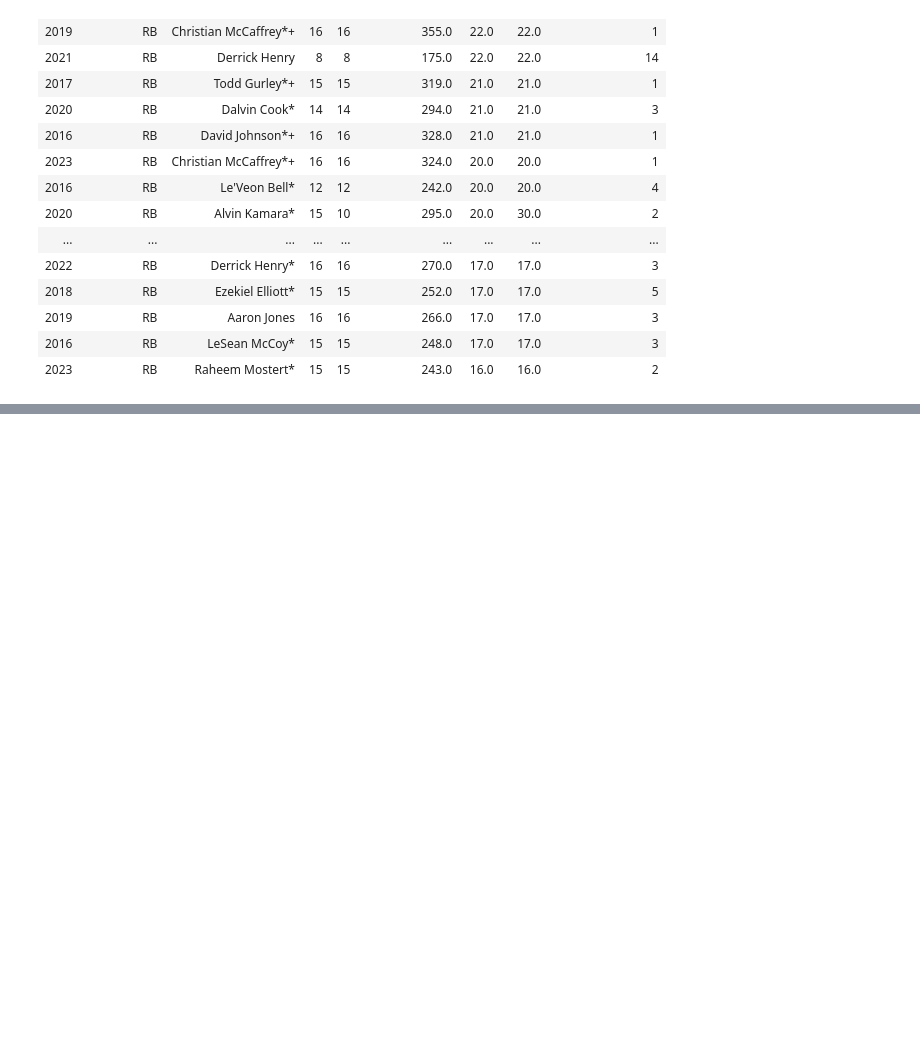
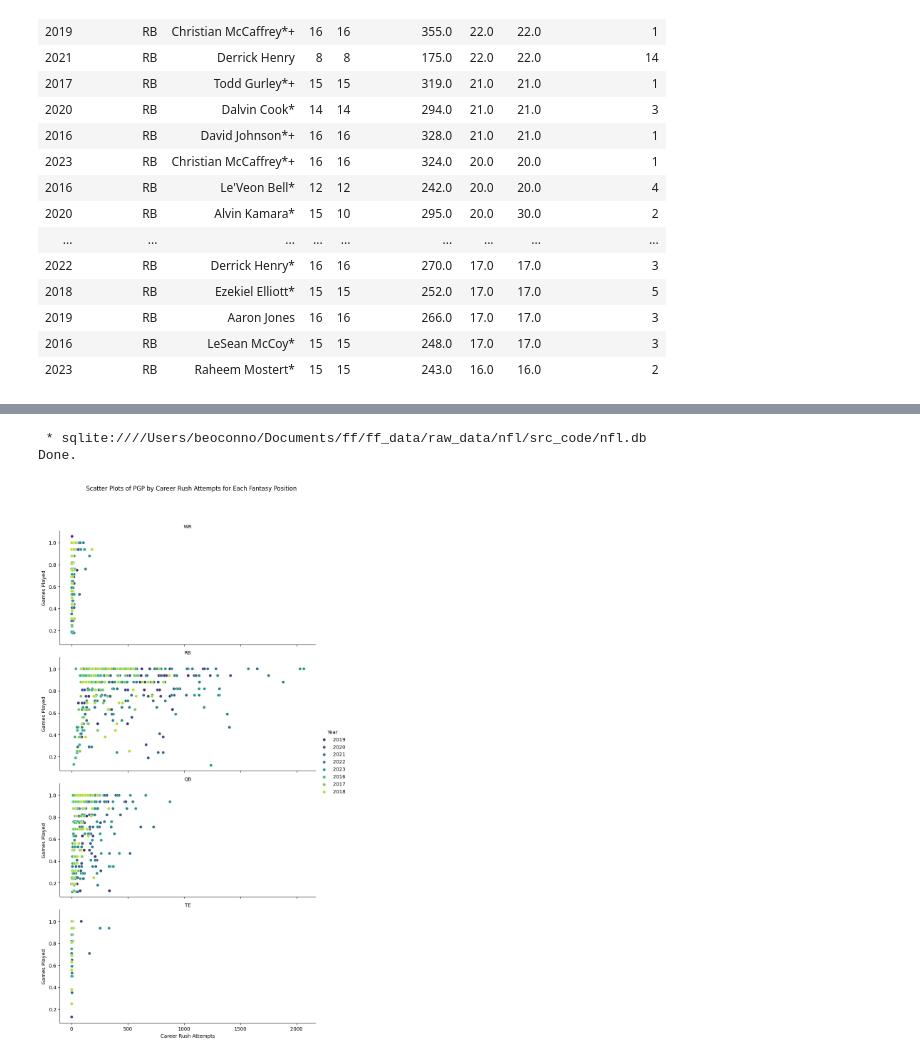
Before and after one commit to uobeno/ff_data, a Jupyter notebook: notebooks/nfl/GamesPlayed.ipynb, the cells around one changed output, grey strips where cells are left out. Drawn from its saved outputs; the diff is of its cells as text; code cells hidden in the pictures; blank space fills up the shorter version.

```diff
--- a/notebooks/nfl/GamesPlayed.ipynb
+++ b/notebooks/nfl/GamesPlayed.ipynb
@@ -233,0 +503,8 @@ Done.
+# %%
+career_rush = """
+SELECT
+    *,
+    SUM(rush_att) OVER(PARTITION BY player ORDER BY year ASC) AS career_rush_att,
+    SUM(rec) OVER(PARTITION BY player ORDER BY year ASC) AS career_receptions
+FROM pgp_tag
+"""
@@ -233,0 +529,22 @@ Done.
+# %%
+career_rush_data = %sql $career_rush
+# Sample DataFrame
+data = pd.DataFrame(career_rush_data)
+
+# Create a FacetGrid
+g = sns.FacetGrid(data, row="fantasy_pos", hue="year", aspect=2, height=4, palette='viridis')
+
+# Map the scatterplot onto the grid
+g.map(sns.scatterplot, "career_rush_att", "pgp").add_legend(title='Year')
+
+# Customize the plot
+g.set_axis_labels("Career Rush Attempts", "Games Played")
+g.set_titles(row_template="{row_name}", col_template="{col_name}")
+g.fig.subplots_adjust(top=0.9)
+g.fig.suptitle('Scatter Plots of PGP by Career Rush Attempts for Each Fantasy Position')
+
+plt.show()
+# %% [output]
+ * sqlite:////Users/beoconno/Documents/ff/ff_data/raw_data/nfl/src_code/nfl.db
+Done.
+[figure, added]
```
Also changed, not shown: parts of 35 cells of this notebook, 6 other files.
